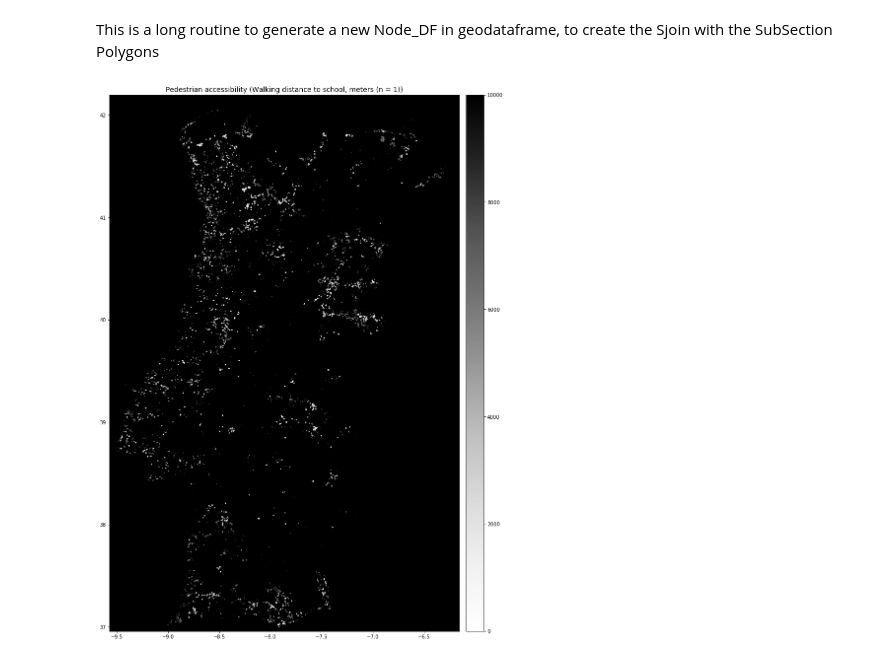
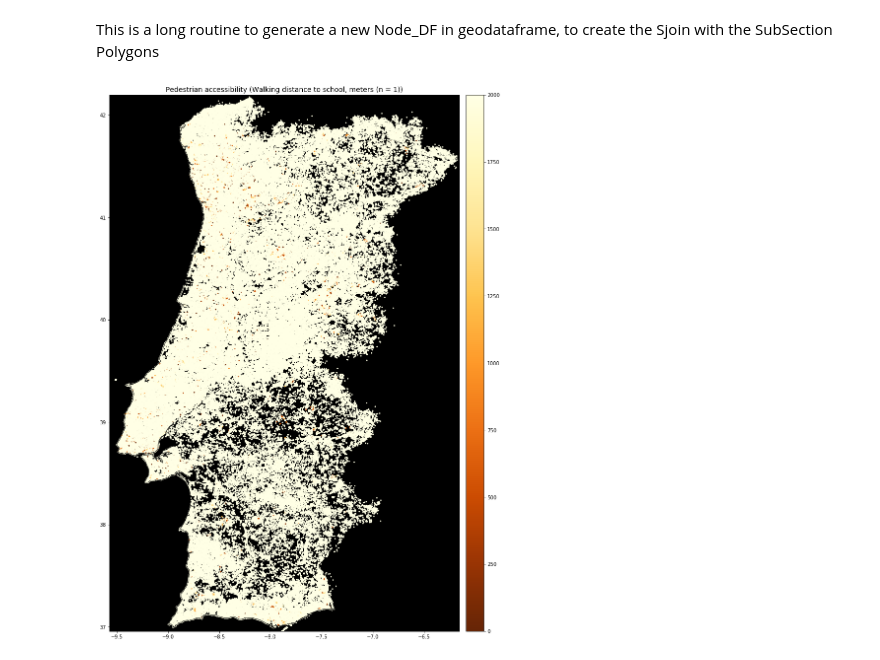
Before and after one commit to fillipefeitosa/gettin, a Jupyter notebook: pandana/School Accessibility to Portugal.ipynb, the cells around one changed output. Drawn from its saved outputs; the diff is of its cells as text; code cells hidden in the pictures.

Commit message:
Final version of Accessbility to Portugal

```diff
--- a/pandana/School Accessibility to Portugal.ipynb
+++ b/pandana/School Accessibility to Portugal.ipynb
@@ -50,11 +48,18 @@ myDf = gpd.sjoin(joinDf, polygons[['BGRI11', 'geometry']], how='left', op='inter
 # %%
 # Load and preprocess the network
-network = pdna.Network(myDf.x,
-                       myDf.y,
+maxDistance = 2000
+network = pdna.Network(nodes.x,
+                       nodes.y,
                        edges['from'],
                        edges['to'],
                        edges[['dist']])
-network.precompute(30000)
+network.precompute(maxDistance)
 # %%
 # Load Schools Data
 schoolsNetwork = gpd.read_file('./data/escolas_portugal/Escolas_EB1_2019_2.shp')
+
+# Select only the schools with primary education
+schoolsNetwork = schoolsNetwork[schoolsNetwork['ENSINOS'].str.contains('B')]
+
+# convert coordinates data from schools
+schoolsNetwork = schoolsNetwork.to_crs({'init': 'epsg:4326'})
@@ -72,24 +74,25 @@ schoolsNetwork['schoolX'] = schoolX
 schoolsNetwork['schoolY'] = schoolY
 # %%
 # Set the pois with the X and Y
-network.set_pois('school', 10000, 3, schoolsNetwork['schoolX'], schoolsNetwork['schoolY'])
+network.set_pois('school', maxDistance, 3, schoolsNetwork['schoolX'], schoolsNetwork['schoolY'])
+
+# Create the Accessbility Dataframe
+a = network.nearest_pois(maxDistance, "school", num_pois=3)
-# %%
-a = network.nearest_pois(10000, "school", num_pois=3)
 # %%
 bbox = [-9.5725,36.9595,-6.1557,42.1967]
 bbox = [bbox[1], bbox[0], bbox[3], bbox[2]]
 def plot_nearest_amenity(amenity,accessibility, n):
     fig_kwargs = {'figsize': [20, 20]}
     bmap_kwargs = {'suppress_ticks': False, 'resolution': 'h', 'epsg': '4326'}
-    plot_kwargs = {'cmap': 'Greys', 's': 8, 'edgecolor': 'none'}
+    plot_kwargs = {'cmap': 'YlOrBr_r', 's': 8, 'edgecolor': 'none'}
     bmap,fig, ax = network.plot(accessibility[n], bbox=bbox,
                                fig_kwargs=fig_kwargs, bmap_kwargs=bmap_kwargs, plot_kwargs=plot_kwargs)
     ax.set_facecolor('k')
     ax.set_title('Pedestrian accessibility (Walking distance to {}, meters (n = {}))'.format(amenity,n), fontsize=14);
 
 plot_nearest_amenity('school',a,1)
 # %% [output]
-[figure, old version]
+[figure, new version]
 # %%
 plot_nearest_amenity('school',a,3)
 # %% [output]
```
Also changed, not shown: parts of 21 cells of this notebook.
